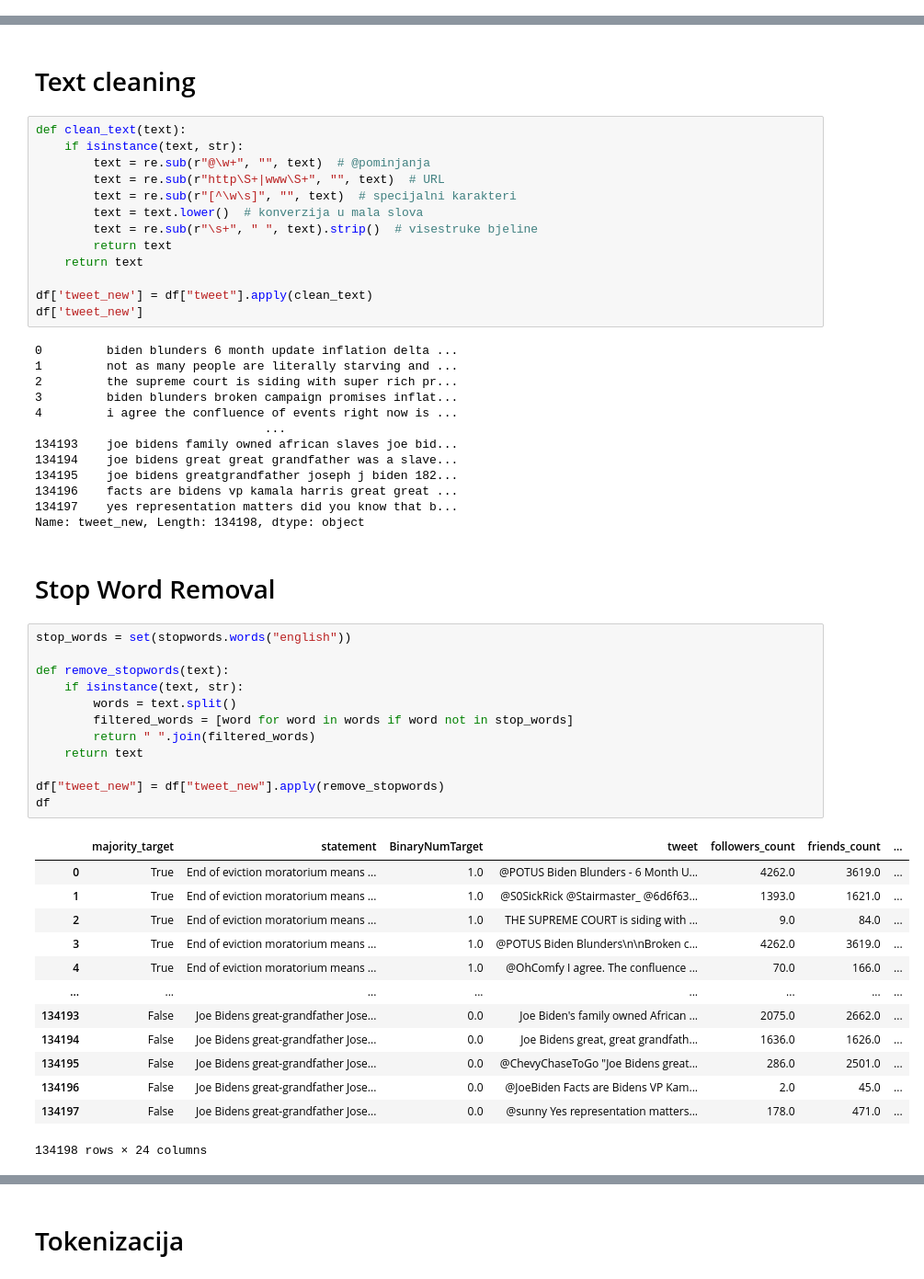
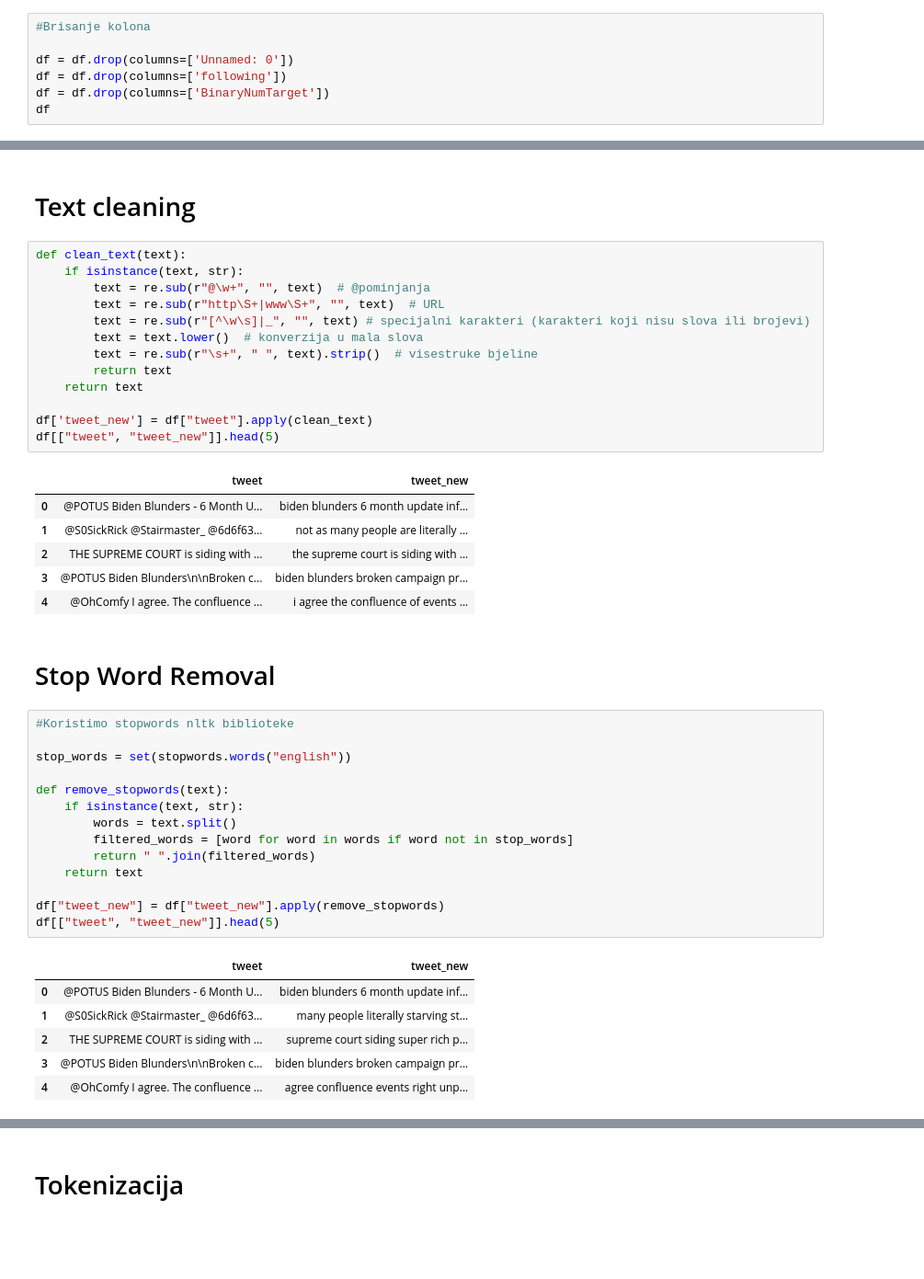
Before and after one commit to SaraTalic/fake-news-twitter-detection, a Jupyter notebook: preprocessing.ipynb, the cells around one changed output, grey strips where cells are left out. Shown at 92% size. Drawn from its saved outputs; the diff is of its cells as text; blank space fills up the shorter version.

```diff
--- a/preprocessing.ipynb
+++ b/preprocessing.ipynb
@@ -33,3 +31,10 @@ df
 | 134196 | 134196 | False | Joe Bidens great-grandfather Jose... | 0.0 | @JoeBiden Facts are Bidens VP Kam... | 2.0 | 45.0 | ... |
 | 134197 | 134197 | False | Joe Bidens great-grandfather Jose... | 0.0 | @sunny Yes representation matters... | 178.0 | 471.0 | ... |
 134198 rows × 64 columns
+# %%
+#Brisanje kolona
+
+df = df.drop(columns=['Unnamed: 0'])
+df = df.drop(columns=['following'])
+df = df.drop(columns=['BinaryNumTarget'])
+df
@@ -135,52 +85,41 @@ def clean_text(text):
     if isinstance(text, str):
         text = re.sub(r"@\w+", "", text)  # @pominjanja
         text = re.sub(r"http\S+|www\S+", "", text)  # URL
-        text = re.sub(r"[^\w\s]", "", text)  # specijalni karakteri
+        text = re.sub(r"[^\w\s]|_", "", text) # specijalni karakteri (karakteri koji nisu slova ili brojevi)
         text = text.lower()  # konverzija u mala slova
         text = re.sub(r"\s+", " ", text).strip()  # visestruke bjeline
         return text
     return text
 
 df['tweet_new'] = df["tweet"].apply(clean_text)
-df['tweet_new']
+df[["tweet", "tweet_new"]].head(5)
 # %% [output]
-0         biden blunders 6 month update inflation delta ...
-1         not as many people are literally starving and ...
-2         the supreme court is siding with super rich pr...
-3         biden blunders broken campaign promises inflat...
-4         i agree the confluence of events right now is ...
-                                ...
-134193    joe bidens family owned african slaves joe bid...
-134194    joe bidens great great grandfather was a slave...
-134195    joe bidens greatgrandfather joseph j biden 182...
-134196    facts are bidens vp kamala harris great great ...
-134197    yes representation matters did you know that b...
-Name: tweet_new, Length: 134198, dtype: object
+|  | tweet | tweet_new |
+| 0 | @POTUS Biden Blunders - 6 Month U... | biden blunders 6 month update inf... |
+| 1 | @S0SickRick @Stairmaster_ @6d6f63... | not as many people are literally ... |
+| 2 | THE SUPREME COURT is siding with ... | the supreme court is siding with ... |
+| 3 | @POTUS Biden Blunders\n\nBroken c... | biden blunders broken campaign pr... |
+| 4 | @OhComfy I agree. The confluence ... | i agree the confluence of events ... |
 # %% [markdown]
 # Stop Word Removal
 # %%
+#Koristimo stopwords nltk biblioteke
+
 stop_words = set(stopwords.words("english"))
 
 def remove_stopwords(text):
     if isinstance(text, str):
         words = text.split()
         filtered_words = [word for word in words if word not in stop_words]
         return " ".join(filtered_words)
     return text
 
 df["tweet_new"] = df["tweet_new"].apply(remove_stopwords)
-df
+df[["tweet", "tweet_new"]].head(5)
 # %% [output]
-|  | majority_target | statement | BinaryNumTarget | tweet | followers_count | friends_count | ... |
-| 0 | True | End of eviction moratorium means ... | 1.0 | @POTUS Biden Blunders - 6 Month U... | 4262.0 | 3619.0 | ... |
-| 1 | True | End of eviction moratorium means ... | 1.0 | @S0SickRick @Stairmaster_ @6d6f63... | 1393.0 | 1621.0 | ... |
-| 2 | True | End of eviction moratorium means ... | 1.0 | THE SUPREME COURT is siding with ... | 9.0 | 84.0 | ... |
-| 3 | True | End of eviction moratorium means ... | 1.0 | @POTUS Biden Blunders\n\nBroken c... | 4262.0 | 3619.0 | ... |
-| 4 | True | End of eviction moratorium means ... | 1.0 | @OhComfy I agree. The confluence ... | 70.0 | 166.0 | ... |
-| ... | ... | ... | ... | ... | ... | ... | ... |
-| 134193 | False | Joe Bidens great-grandfather Jose... | 0.0 | Joe Biden's family owned African ... | 2075.0 | 2662.0 | ... |
-| 134194 | False | Joe Bidens great-grandfather Jose... | 0.0 | Joe Bidens great, great grandfath... | 1636.0 | 1626.0 | ... |
-| 134195 | False | Joe Bidens great-grandfather Jose... | 0.0 | @ChevyChaseToGo "Joe Bidens great... | 286.0 | 2501.0 | ... |
-| 134196 | False | Joe Bidens great-grandfather Jose... | 0.0 | @JoeBiden Facts are Bidens VP Kam... | 2.0 | 45.0 | ... |
-| 134197 | False | Joe Bidens great-grandfather Jose... | 0.0 | @sunny Yes representation matters... | 178.0 | 471.0 | ... |
+|  | tweet | tweet_new |
+| 0 | @POTUS Biden Blunders - 6 Month U... | biden blunders 6 month update inf... |
+| 1 | @S0SickRick @Stairmaster_ @6d6f63... | many people literally starving st... |
+| 2 | THE SUPREME COURT is siding with ... | supreme court siding super rich p... |
+| 3 | @POTUS Biden Blunders\n\nBroken c... | biden blunders broken campaign pr... |
+| 4 | @OhComfy I agree. The confluence ... | agree confluence events right unp... |
-134198 rows × 24 columns
```
Also changed, not shown: parts of 42 cells of this notebook, 2 other files.
